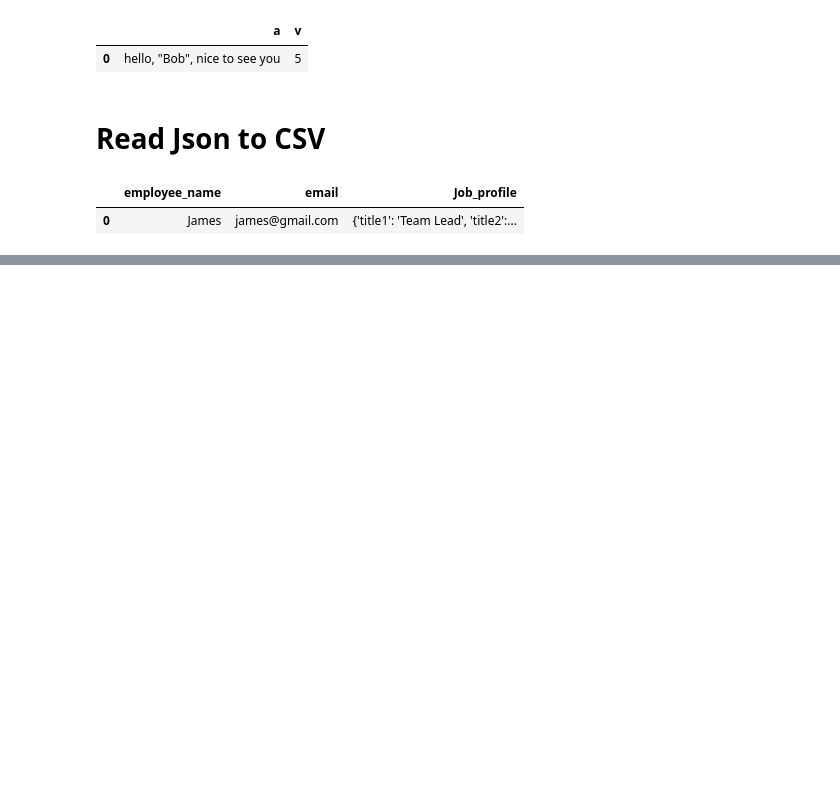
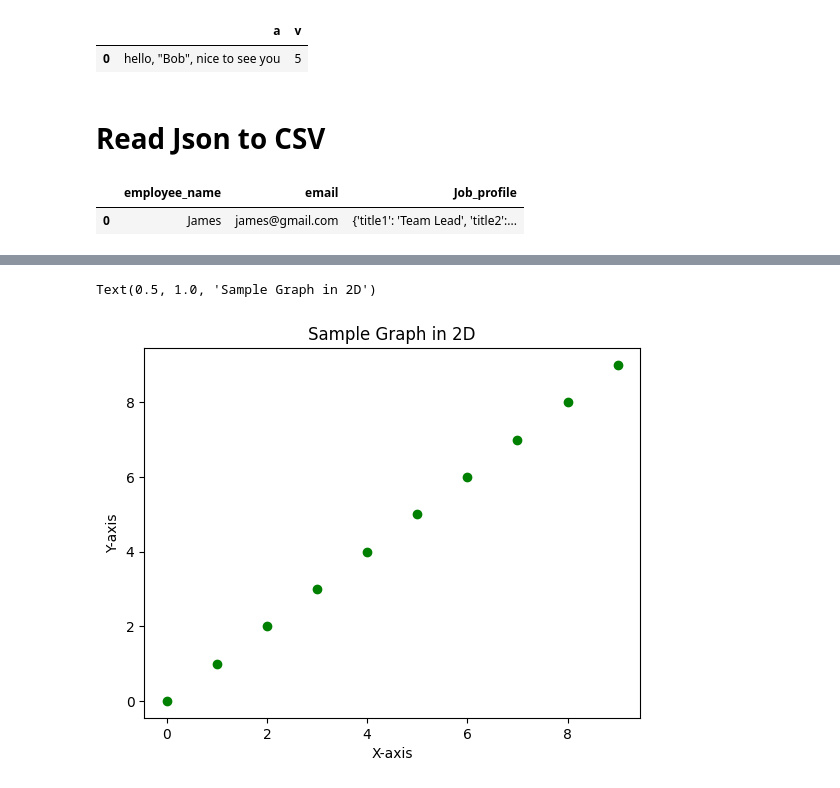
Before and after one commit to AbhishekSaini1101/Colab, a Jupyter notebook: PythonPractice.ipynb, the cells around one changed output, grey strips where cells are left out. Saved outputs shown, nothing was run; the diff lists cells and outputs as text; code cells hidden in the pictures; blank space fills up the shorter version.

```diff
--- a/PythonPractice.ipynb
+++ b/PythonPractice.ipynb
@@ -497,0 +517,8 @@ pd.read_json(Data)
+# %%
+plt.scatter(x,y,c='g')
+plt.xlabel('X-axis')
+plt.ylabel('Y-axis')
+plt.title('Sample Graph in 2D')
+# %% [output]
+Text(0.5, 1.0, 'Sample Graph in 2D')
+[figure, added]
```
Also changed, not shown: parts of 12 cells of this notebook.
